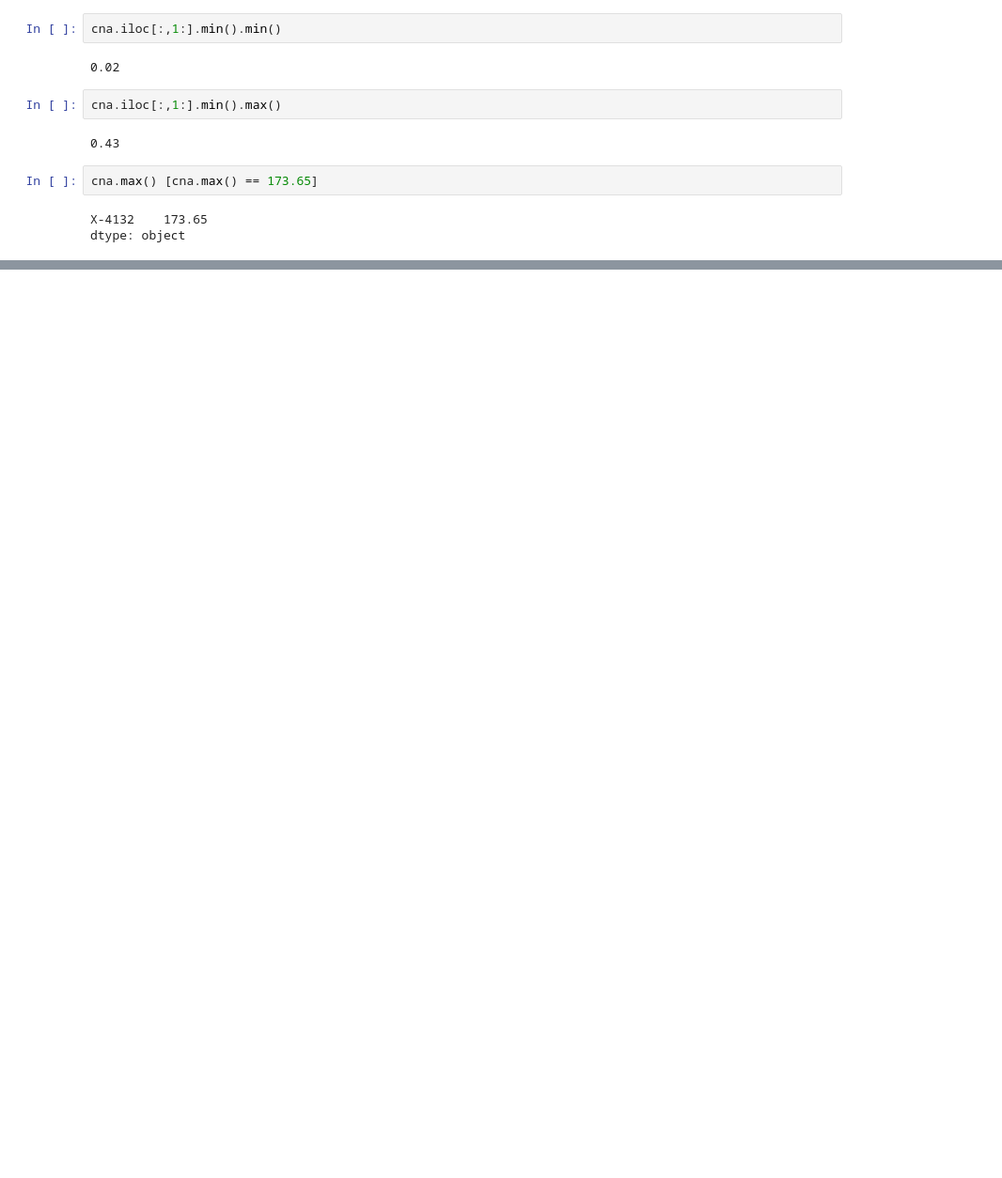
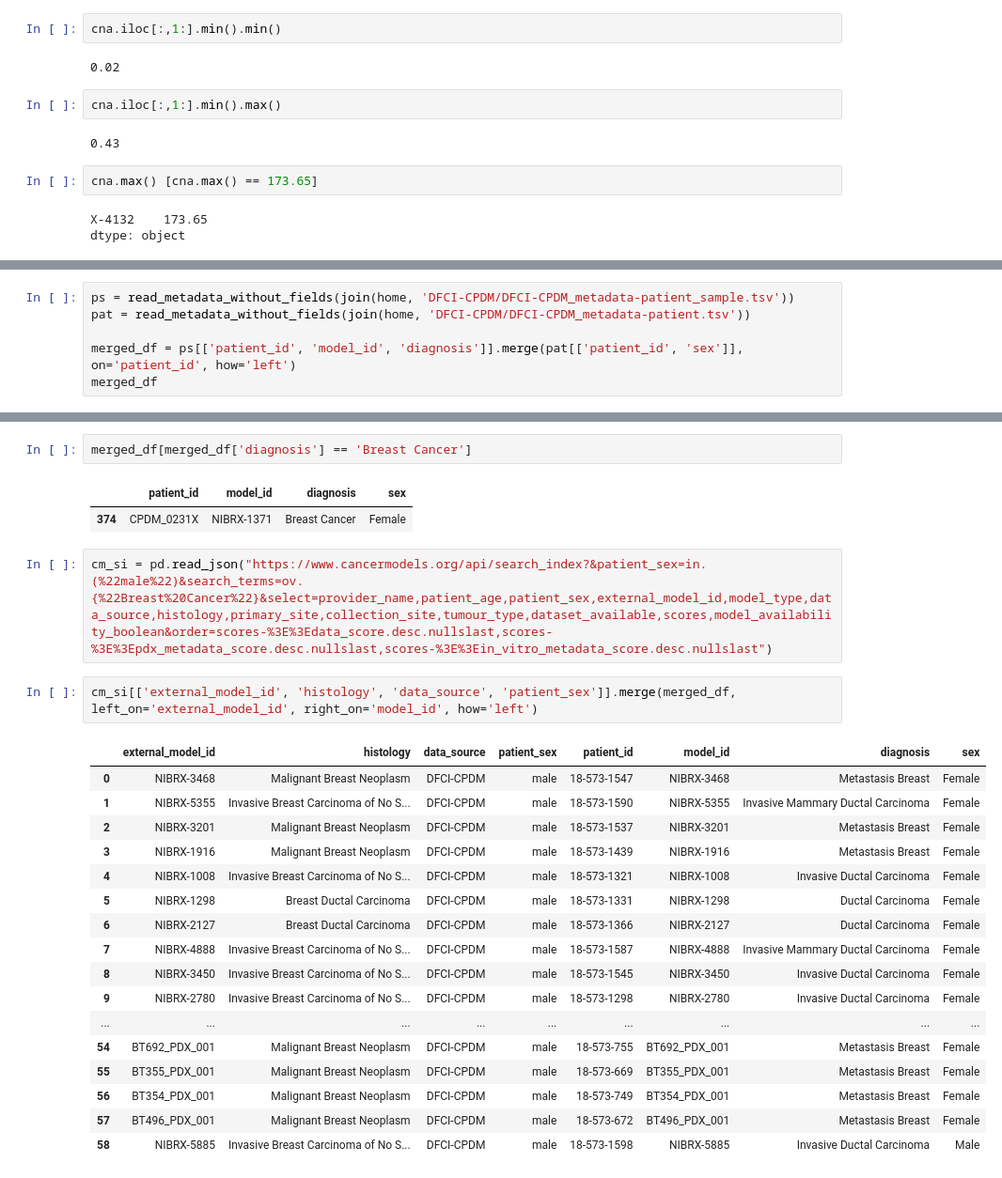
Before and after one commit to PDCMFinder/PdcmDataTransformers, a Jupyter notebook: DFCI/exp_cna_pdxe.ipynb, the cells around one changed output, grey strips where cells are left out. Shown at 94% size. Saved outputs shown, nothing was run; the diff lists cells and outputs as text; blank space fills up the shorter version.

```diff
--- a/DFCI/exp_cna_pdxe.ipynb
+++ b/DFCI/exp_cna_pdxe.ipynb
@@ -70,0 +130,6 @@ cna[['Sample', 'X-4132']]
+# %%
+ps = read_metadata_without_fields(join(home, 'DFCI-CPDM/DFCI-CPDM_metadata-patient_sample.tsv'))
+pat = read_metadata_without_fields(join(home, 'DFCI-CPDM/DFCI-CPDM_metadata-patient.tsv'))
+
+merged_df = ps[['patient_id', 'model_id', 'diagnosis']].merge(pat[['patient_id', 'sex']], on='patient_id', how='left')
+merged_df
@@ -70,0 +166,27 @@ cna[['Sample', 'X-4132']]
+# %%
+merged_df[merged_df['diagnosis'] == 'Breast Cancer']
+# %% [output]
+|  | patient_id | model_id | diagnosis | sex |
+| 374 | CPDM_0231X | NIBRX-1371 | Breast Cancer | Female |
+# %%
+cm_si = pd.read_json("https://www.cancermodels.org/api/search_index?&patient_sex=in.(%22male%22)&search_terms=ov.{%22Breast%20Cancer%22}&select=provider_name,patient_age,patient_sex,external_model_id,model_type,data_source,histology,primary_site,collection_site,tumour_type,dataset_available,scores,model_availability_boolean&order=scores-%3E%3Edata_score.desc.nullslast,scores-%3E%3Epdx_metadata_score.desc.nullslast,scores-%3E%3Ein_vitro_metadata_score.desc.nullslast")
+# %%
+cm_si[['external_model_id', 'histology', 'data_source', 'patient_sex']].merge(merged_df, left_on='external_model_id', right_on='model_id', how='left')
+# %% [output]
+|  | external_model_id | histology | data_source | patient_sex | patient_id | model_id | diagnosis | sex |
+| 0 | NIBRX-3468 | Malignant Breast Neoplasm | DFCI-CPDM | male | 18-573-1547 | NIBRX-3468 | Metastasis Breast | Female |
+| 1 | NIBRX-5355 | Invasive Breast Carcinoma of No S... | DFCI-CPDM | male | 18-573-1590 | NIBRX-5355 | Invasive Mammary Ductal Carcinoma | Female |
+| 2 | NIBRX-3201 | Malignant Breast Neoplasm | DFCI-CPDM | male | 18-573-1537 | NIBRX-3201 | Metastasis Breast | Female |
+| 3 | NIBRX-1916 | Malignant Breast Neoplasm | DFCI-CPDM | male | 18-573-1439 | NIBRX-1916 | Metastasis Breast | Female |
+| 4 | NIBRX-1008 | Invasive Breast Carcinoma of No S... | DFCI-CPDM | male | 18-573-1321 | NIBRX-1008 | Invasive Ductal Carcinoma | Female |
+| 5 | NIBRX-1298 | Breast Ductal Carcinoma | DFCI-CPDM | male | 18-573-1331 | NIBRX-1298 | Ductal Carcinoma | Female |
+| 6 | NIBRX-2127 | Breast Ductal Carcinoma | DFCI-CPDM | male | 18-573-1366 | NIBRX-2127 | Ductal Carcinoma | Female |
+| 7 | NIBRX-4888 | Invasive Breast Carcinoma of No S... | DFCI-CPDM | male | 18-573-1587 | NIBRX-4888 | Invasive Mammary Ductal Carcinoma | Female |
+| 8 | NIBRX-3450 | Invasive Breast Carcinoma of No S... | DFCI-CPDM | male | 18-573-1545 | NIBRX-3450 | Invasive Ductal Carcinoma | Female |
+| 9 | NIBRX-2780 | Invasive Breast Carcinoma of No S... | DFCI-CPDM | male | 18-573-1298 | NIBRX-2780 | Invasive Ductal Carcinoma | Female |
+| ... | ... | ... | ... | ... | ... | ... | ... | ... |
+| 54 | BT692_PDX_001 | Malignant Breast Neoplasm | DFCI-CPDM | male | 18-573-755 | BT692_PDX_001 | Metastasis Breast | Female |
+| 55 | BT355_PDX_001 | Malignant Breast Neoplasm | DFCI-CPDM | male | 18-573-669 | BT355_PDX_001 | Metastasis Breast | Female |
+| 56 | BT354_PDX_001 | Malignant Breast Neoplasm | DFCI-CPDM | male | 18-573-749 | BT354_PDX_001 | Metastasis Breast | Female |
+| 57 | BT496_PDX_001 | Malignant Breast Neoplasm | DFCI-CPDM | male | 18-573-672 | BT496_PDX_001 | Metastasis Breast | Female |
+| 58 | NIBRX-5885 | Invasive Breast Carcinoma of No S... | DFCI-CPDM | male | 18-573-1598 | NIBRX-5885 | Invasive Ductal Carcinoma | Male |
```
Also changed, not shown: parts of 7 cells of this notebook, 4 other files.
